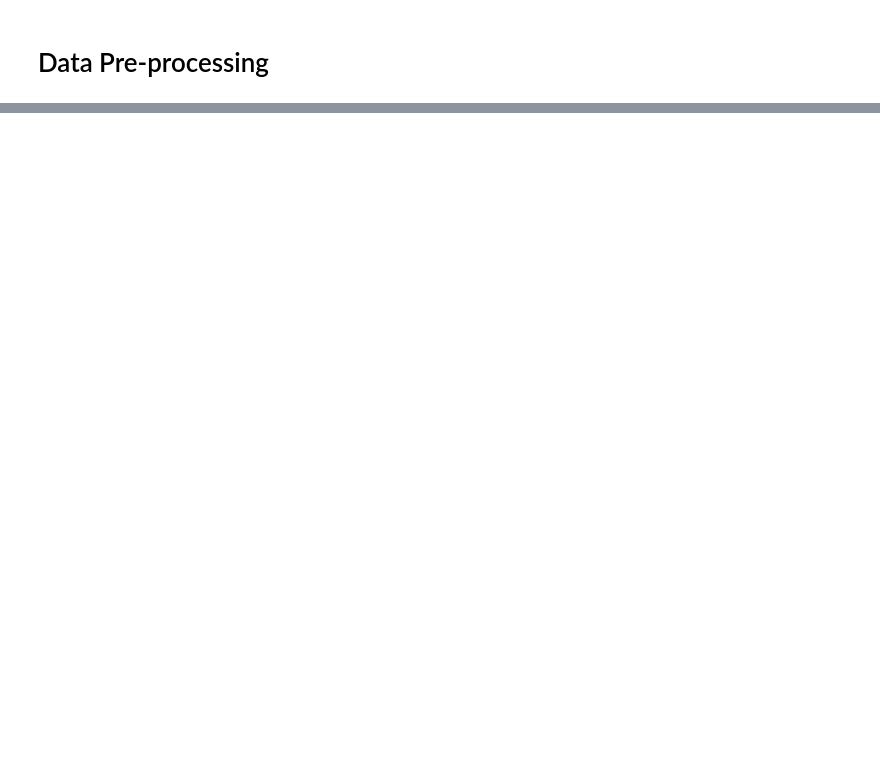
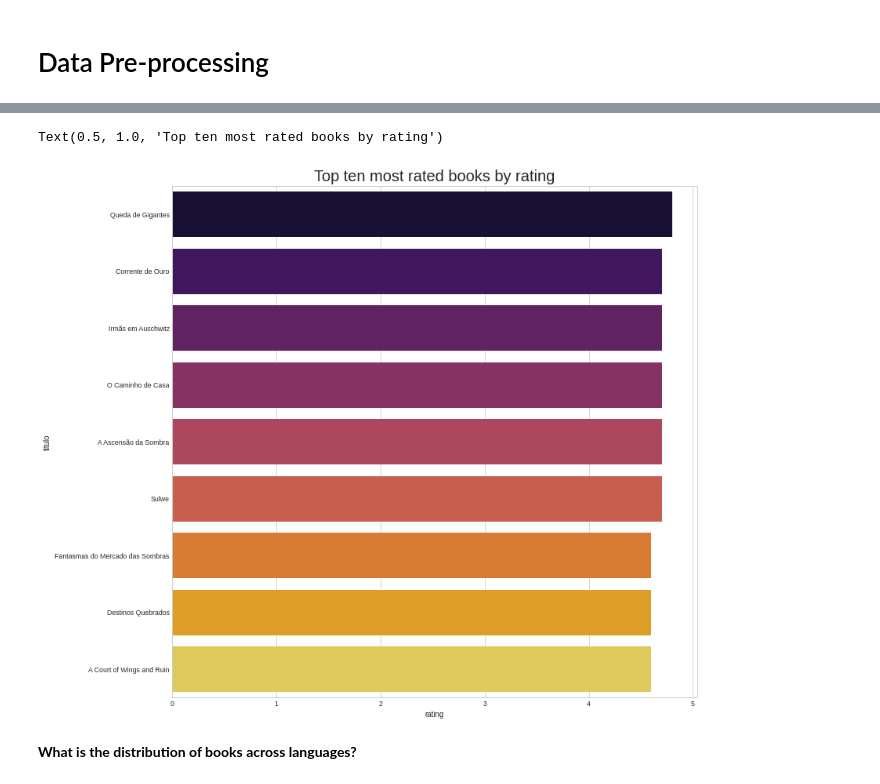
Before and after one commit to cabarros3/data_analysis, a Jupyter notebook: skoob/skoob.ipynb, the cells around one changed output, grey strips where cells are left out. Drawn from its saved outputs; the diff is of its cells as text; code cells hidden in the pictures; blank space fills up the shorter version.

```diff
--- a/skoob/skoob.ipynb
+++ b/skoob/skoob.ipynb
@@ -126,0 +241,4 @@ df.head(2)
+# %%
+# verificando os livros com mais avaliações avaliacao > 500
+top_ten = df_final[df_final['avaliacao'] > 500]
+top_ten.sort_values(by = 'rating', ascending=False).head(10) # ordenar por rating
@@ -126,0 +268,12 @@ df.head(2)
+# %%
+# graph 02
+plt.style.use('seaborn-whitegrid')
+plt.figure(figsize=(12,12))
+data = top_ten.sort_values(by='rating', ascending=False).head(10)
+sns.barplot(x = 'rating', y = 'titulo', data = data, palette='inferno')
+plt.title('Top ten most rated books by rating', fontsize=20)
+# %% [output]
+Text(0.5, 1.0, 'Top ten most rated books by rating')
+[figure, added]
+# %% [markdown]
+**What is the distribution of books across languages?**
```
Also changed, not shown: parts of 41 cells of this notebook.
